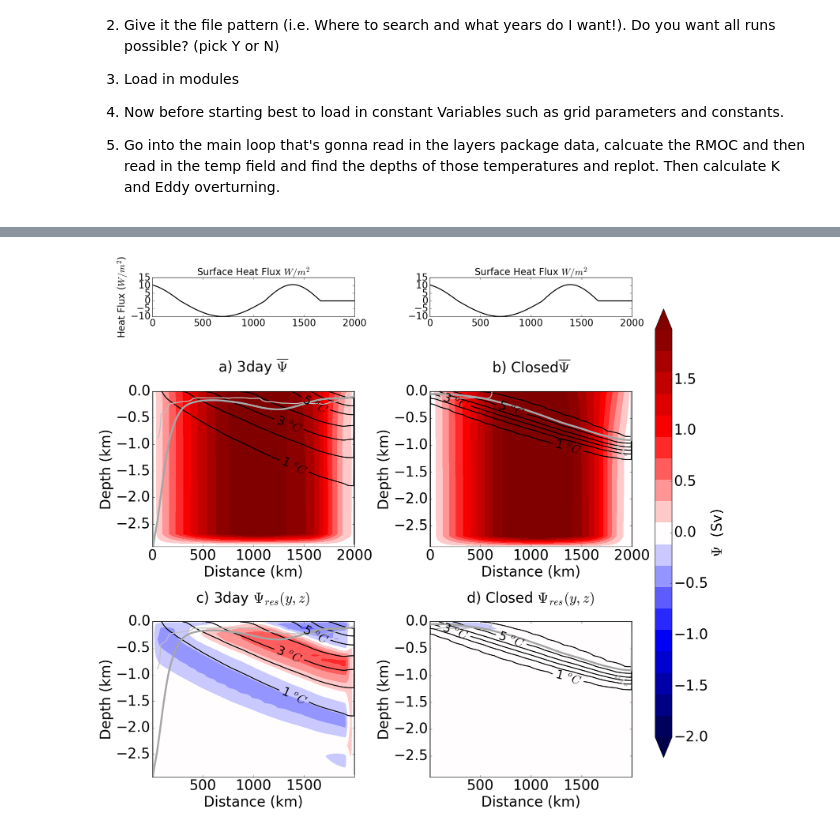
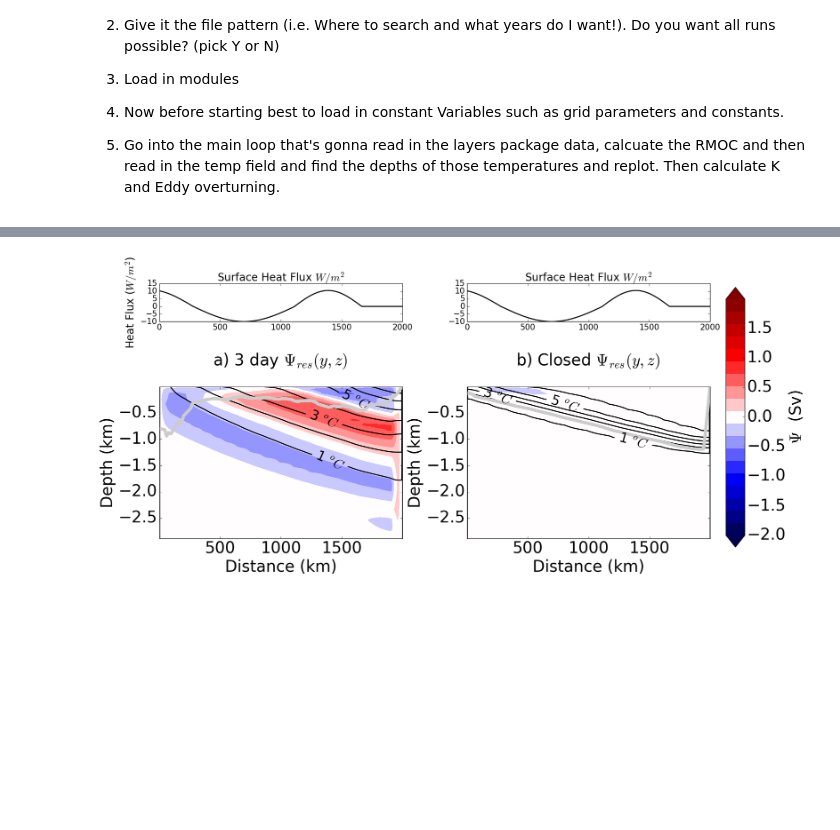
Before and after one commit to hlburns/Current_notebooks, a Jupyter notebook: Nchannel_Flat/2015paperscripts/Overturning_3vsClosed.ipynb, the cells around one changed output, grey strips where cells are left out. Drawn from its saved outputs; the diff is of its cells as text; code cells hidden in the pictures; blank space fills up the shorter version.

```diff
--- a/Nchannel_Flat/2015paperscripts/Overturning_3vsClosed.ipynb
+++ b/Nchannel_Flat/2015paperscripts/Overturning_3vsClosed.ipynb
@@ -75,5 +165,5 @@ c = utils.ChannelSetup(output_dir=str(fname))
 # %%
-fig = plt.figure(figsize=(16.5, 16.5))
+fig = plt.figure(figsize=(16.5, 8.5))
 # Create Panels
 Psi_levs = np.arange(-2., 2., .21)
 Psi_ticks =np.arange(-2., 2., .5)
@@ -87,16 +177,16 @@ ax.set_title('Surface Heat Flux $W/m^2$', fontsize=20)
 ax.set_ylabel('Heat Flux ($W/m^2$)', fontsize=20)
 ax.tick_params(axis='both', which='major', labelsize=20)
 ax = plt.subplot(gs[1])
-gs = gridspec.GridSpec(3, 2, height_ratios=[1, 4, 4])
+gs = gridspec.GridSpec(2, 2, height_ratios=[1, 4])
 ax = plt.subplot(gs[0])
 ax.plot(c.yc/1000,-Q, color='k', linewidth=2)
 ax.set_title('Surface Heat Flux $W/m^2$', fontsize=20)
 ax.set_ylabel('Heat Flux ($W/m^2$)', fontsize=20)
-ax.tick_params(axis='both', which='major', labelsize=20)
+ax.tick_params(axis='both', which='major', labelsize=15)
 ax = plt.subplot(gs[1])
 ax.plot(c.yc/1000,-Q,  color='k', linewidth=2)
 ax.set_title('Surface Heat Flux $W/m^2$', fontsize=20)
-ax.tick_params(axis='both', which='major', labelsize=20)
+ax.tick_params(axis='both', which='major', labelsize=15)
 for i in range(len(Runs)):
     #i=1
     fname = x+'/'+str(tau[Runs[i]])+'daynokpp/'
@@ -104,58 +194,62 @@ for i in range(len(Runs)):
     # PLOT PANNELS
     Psi = c.get_psi_iso_z()/10**6
     psi = c.get_psi_bar()/10**6
-    ax1 = plt.subplot(gs[2+i])
-    ax = plt.subplot(gs[4+i])
+    ax = plt.subplot(gs[2+i])
     Q2_levs = (np.arange(-1,8,1))
-    g = layers_calc_numba.LayersComputer(c)
+    g = layers_calc.LayersComputer(c)
     PI = c.mnc('PSI.nc',"LaPs1TH").mean(axis=2)
+    PI = ma.masked_array(PI,PI<0.95)
     th = c.mnc('PSI.nc',"LaHs1TH").mean(axis=2)
     PIz = g.transform_g_to_z(PI,th)
     PIz[-5::,50::]=np.nan
     p = ax.contourf(c.yc/1000, c.zc/1000,
                 Psi, Psi_levs, cmap=plt.cm.seismic, extend='both')
     Tavlat = c.get_zonal_avg('Tav.nc','THETA')
     if str(tau[Runs[i]]) == 'Closed':
         tRef = [7.95797596, 7.81253554, 7.50931741, 6.93595077, 6.23538398,
                 5.60148493, 5.02790935, 4.5089167 , 4.03931274, 3.6143975 ,
                 3.22991829, 2.88202712, 2.56724216, 2.28241296, 2.02468884,
                 1.79149041, 1.58048375, 1.38955702, 1.21679938, 1.0604818 ,
                 0.9190398 , 0.79105779, 0.67525488, 0.57047207, 0.47566066,
                 0.38987176, 0.31224674, 0.24200873, 0.14898305, 0.04478574]
         Tavlat = np.apply_along_axis(np.divide, 0, Tavlat, 4-np.sum(tRef*c.dzf)/-c.zc[-1])
     q = ax.contour(c.yc/1000, c.zc/1000, Tavlat, Q2_levs, colors='k', linewidths=2)
-    q1 = ax1.contour(c.yc/1000, c.zc/1000, Tavlat, Q2_levs, colors='k', linewidths=2)
     yp = c.yg/1000
-    p2 = ax1.contourf(yp, c.zc/1000, psi, Psi_levs,
-                    cmap=plt.cm.seismic,extend='both')
     q.levels = [nf(val) for val in q.levels]
-    q1.levels = [nf(val) for val in q1.levels]
-    plt.clabel(q1, q1.levels[::2], inline=1, fmt=fmt, fontsize=25)
     plt.clabel(q, q.levels[::2], inline=1, fmt=fmt, fontsize=25)
     mld = c.mnc('MLD.nc','MXLDEPTH')[0,:,:]
-    r1 = ax1.plot(c.yc/1000,-mld.mean(axis=1)/1000,scalex=False,scaley=False, color='0.65', linewidth=4)
-    r = ax.plot(c.yc/1000,-mld.mean(axis=1)/1000,scalex=False,scaley=False, color='0.65', linewidth=4)
+     # Depths
+    th = c.mnc('PSI.nc', "LaHs1TH").mean(axis=2)
+    depths = np.cumsum(th[::-1], axis=0)[::-1]
+    DDL = np.zeros(len(c.yc))
+    psi = c.get_psi_iso()
+    for jj in range(len(c.yc)):
+        if (ma.all(PI[:, jj] == 1) or np.all(psi[:, jj] == -0) or PI[:, jj].mask.all()):
+            continue
+        indx = ma.nonzero(PI[:, jj] < 1)[0]
+        b = indx
+        if len(b) >= 2 and (b[1]-b[0]) > 1:
+            a = b[1]
+        else:
+            a = b[0]
+        if a < 41 and depths[a-1, jj] - depths[a, jj] > 150:
+            a = a - 1
+        DDL[jj] = depths[a, jj]
+    r = ax.plot(c.yc/1000, SG.savitzky_golay(-DDL/1000, 21, 1), scalex=False,
+                scaley=False, color='0.8', linestyle='-', linewidth=6)
 
-    r2 = ax1.contour(c.yg[10:-10]/1000, c.zc/1000, np.apply_along_axis(SG.savitzky_golay,1,PIz,17,1)[:,10:-10], [1-(0.5*10**-4)],
-                   colors='0.75', linewidths=2)
-    r3 = ax.contour(c.yg[10:-10]/1000, c.zc/1000, np.apply_along_axis(SG.savitzky_golay,1,PIz,17,1)[:,10:-10], [1-(0.5*10**-4)],
-                   colors='0.75', linewidths=2)
-    ax.set_title(str(Figletter[Runs[i]+2])+str(tau[Runs[i]])+'day $\Psi _{res}(y,z)$ \n', fontsize=30)
+
+    ax.set_title(str(Figletter[Runs[i]])+str(tau[Runs[i]])+' day $\Psi _{res}(y,z)$ \n', fontsize=30)
     if str(tau[Runs[i]]) == 'Closed':
-        ax.set_title(str(Figletter[Runs[i]+2])+str(tau[Runs[i]])+' $ \Psi _{res}(y,z)$ \n', fontsize=30)
+        ax.set_title(str(Figletter[Runs[i]])+str(tau[Runs[i]])+' $ \Psi _{res}(y,z)$ \n', fontsize=30)
     ax.set_xlabel('Distance (km)', fontsize=30)
     ax.set_ylabel('Depth (km)', fontsize=30)
     ax.tick_params(axis='both', which='major', labelsize=30)
-    ax1.set_title('\n'+str(Figletter[Runs[i]])+str(tau[Runs[i]])+'day $\overline{\Psi}$ \n', fontsize=30)
-    if str(tau[Runs[i]]) == 'Closed':
-        ax1.set_title('\n'+str(Figletter[Runs[i]])+str(tau[Runs[i]])+'$ \overline{\Psi}$ \n', fontsize=30)
-    ax1.set_xlabel('Distance (km)', fontsize=30)
-    ax1.set_ylabel('Depth (km)', fontsize=30)
-    ax1.tick_params(axis='both', which='major', labelsize=30)
+
 plt.tight_layout()
 cax = fig.add_axes([1, 0.1, 0.03, 0.8])
 cbar = fig.colorbar(p, cax=cax, ticks=Psi_ticks)
 cbar.ax.set_ylabel('$\Psi$  (Sv)', fontsize=30, )
 cbar.ax.tick_params(labelsize=30)
 # %% [output]
-[figure, old version]
+[figure, new version]
```
Also changed, not shown: parts of 2 cells of this notebook, 37 other files.
